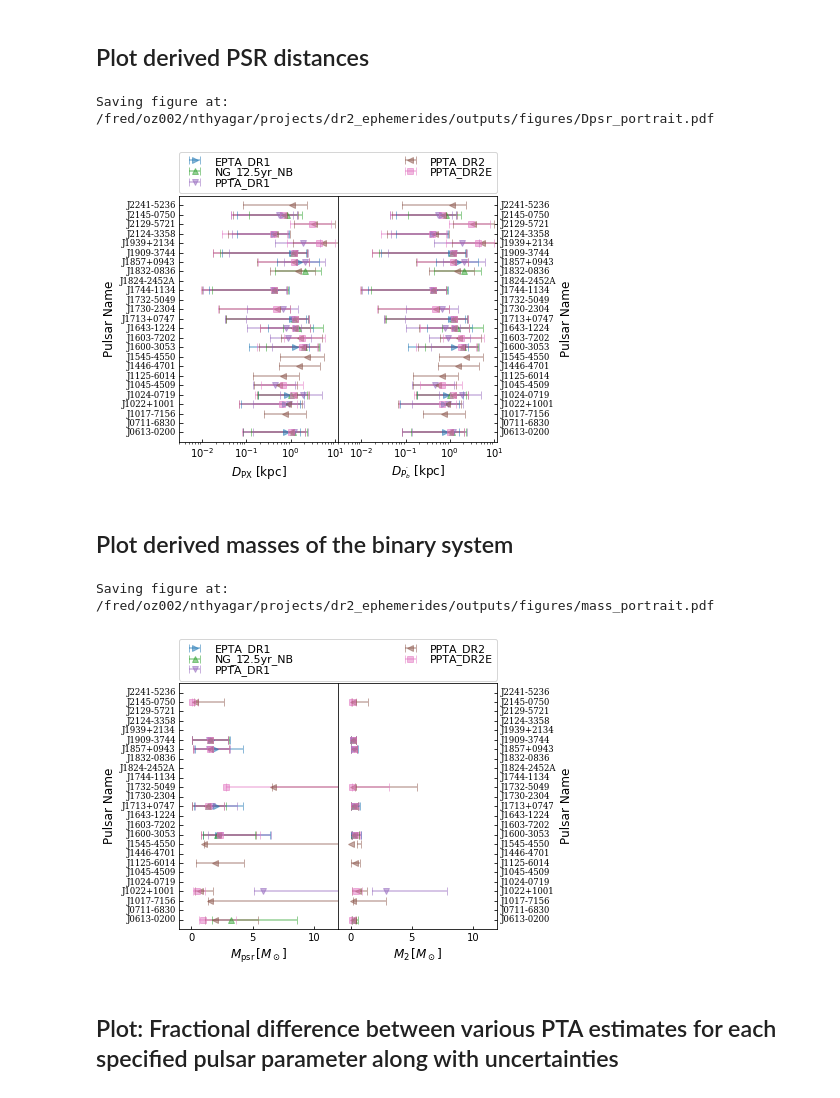
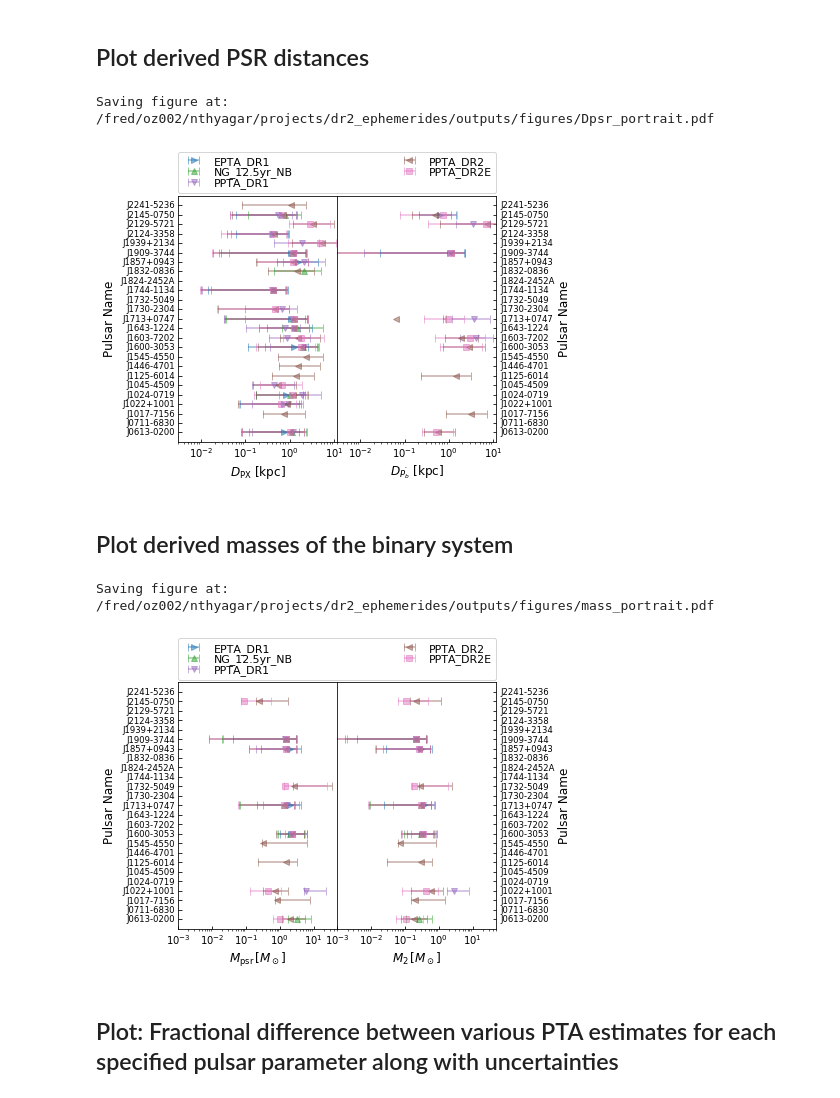
Before and after one commit to danielreardon/ppta_dr2_ephemerides, a Jupyter notebook: parameterComparisonScripts/compare_PSR_parms.ipynb, the cells around one changed output. Cells and saved outputs as stored; diff of their text form; code cells hidden in the pictures.

```diff
--- a/parameterComparisonScripts/compare_PSR_parms.ipynb
+++ b/parameterComparisonScripts/compare_PSR_parms.ipynb
@@ -15,6 +15,11 @@ import derive_PSRparms
 sys.path.append('../tableScripts')
 import readParFile
 
+PLT.rcParams["text.usetex"] = False
+# from matplotlib import rc
+# rc('text', usetex=True)
+# rc('text.latex',unicode=True)
+
 font = {'family' : 'serif',
         'weight' : 'medium',
         'size'   : 12}
@@ -472,7 +469,7 @@ fig, axs = PLT.subplots(nrows=1, ncols=2, squeeze=True, sharey=True, figsize=(6.
 
 for ptai in ind_ptas_to_plot:
     axs[0].errorbar(pta_psr_derived_parm_vals['Dpsr_PX'][ref_pta_psrs_ind,ptai,0], NP.arange(len(ref_pta_psrs_ind)), xerr=pta_psr_derived_parm_vals['Dpsr_PX'][ref_pta_psrs_ind,ptai,1:].T, ls='none', marker=ptasymbols[ptai], color=ptacolors[ptai], ecolor=ptacolors[ptai], capsize=4, alpha=0.5, label='{0}'.format(ptas[ptai]))
-    axs[1].errorbar(pta_psr_derived_parm_vals['Dpsr_PX'][ref_pta_psrs_ind,ptai,0], NP.arange(len(ref_pta_psrs_ind)), xerr=pta_psr_derived_parm_vals['Dpsr_PX'][ref_pta_psrs_ind,ptai,1:].T, ls='none', marker=ptasymbols[ptai], color=ptacolors[ptai], ecolor=ptacolors[ptai], capsize=4, alpha=0.5, label='{0}'.format(ptas[ptai]))
+    axs[1].errorbar(pta_psr_derived_parm_vals['Dpsr_Pbdot'][ref_pta_psrs_ind,ptai,0], NP.arange(len(ref_pta_psrs_ind)), xerr=pta_psr_derived_parm_vals['Dpsr_Pbdot'][ref_pta_psrs_ind,ptai,1:].T, ls='none', marker=ptasymbols[ptai], color=ptacolors[ptai], ecolor=ptacolors[ptai], capsize=4, alpha=0.5, label='{0}'.format(ptas[ptai]))
 
 axs[1].legend(bbox_to_anchor=(-1., 1.01, 2., .05), loc='lower left', ncol=2, mode='expand', borderaxespad=0., shadow=False, fontsize=11, labelspacing=0, columnspacing=0)
 axs[0].set_ylim(-1,len(ref_pta_psrs_ind))
@@ -500,7 +497,7 @@ PLT.savefig(figdir + 'Dpsr_portrait.pdf', bbox_inches=0)
 print('Saving figure at: ' + figdir + 'Dpsr_portrait.pdf')
 # %% [output]
 Saving figure at: /fred/oz002/nthyagar/projects/dr2_ephemerides/outputs/figures/Dpsr_portrait.pdf
-[figure, old version]
+[figure, new version]
 # %% [markdown]
 ## Plot derived masses of the binary system
 # %%
@@ -510,37 +507,39 @@ ind_ptas_to_plot = [ptas.tolist().index(pta_to_plot) for pta_to_plot in ptas_to_
 ptasymbols = ['>', 'd', '^', '*', 'v', '<', 's']
 ptacolors = ['C0', 'C1', 'C2', 'C3', 'C4', 'C5', 'C6']
 
 fig, axs = PLT.subplots(nrows=1, ncols=2, squeeze=True, sharey=True, figsize=(6.5,4.5))
 
 for ptai in ind_ptas_to_plot:
     axs[0].errorbar(pta_psr_derived_parm_vals['psr_mass_parms']['Mpsr'][ref_pta_psrs_ind,ptai,0], NP.arange(len(ref_pta_psrs_ind)), xerr=pta_psr_derived_parm_vals['psr_mass_parms']['Mpsr'][ref_pta_psrs_ind,ptai,1:].T, ls='none', marker=ptasymbols[ptai], color=ptacolors[ptai], ecolor=ptacolors[ptai], capsize=4, alpha=0.5, label='{0}'.format(ptas[ptai]))
     axs[1].errorbar(pta_psr_derived_parm_vals['psr_mass_parms']['M2'][ref_pta_psrs_ind,ptai,0], NP.arange(len(ref_pta_psrs_ind)), xerr=pta_psr_derived_parm_vals['psr_mass_parms']['M2'][ref_pta_psrs_ind,ptai,1:].T, ls='none', marker=ptasymbols[ptai], color=ptacolors[ptai], ecolor=ptacolors[ptai], capsize=4, alpha=0.5, label='{0}'.format(ptas[ptai]))
 
 axs[1].legend(bbox_to_anchor=(-1., 1.01, 2., .05), loc='lower left', ncol=2, mode='expand', borderaxespad=0., shadow=False, fontsize=11, labelspacing=0, columnspacing=0)
 axs[0].set_ylim(-1,len(ref_pta_psrs_ind))
 axs[1].set_ylim(-1,len(ref_pta_psrs_ind))
-axs[0].set_xlim(-1,12)
-axs[1].set_xlim(-1,12)
+axs[0].set_xlim(0.001,50)
+axs[1].set_xlim(0.001,50)
+axs[0].set_xscale('log')
+axs[1].set_xscale('log')
 axs[0].set_yticks(NP.arange(len(ref_pta_psrs_ind)))
 axs[0].set_yticklabels(ref_pta_psrs, fontdict={'fontsize': 8.5, 'ha': 'right', 'va': 'center', 'family': 'serif'})
 axs[0].tick_params(direction='in', labelleft=True)
 axs[0].set_ylabel('Pulsar Name', fontsize=12)
 axs[0].set_xlabel(r'$M_{\mathrm{psr}}\, [M_\odot]$', fontsize=12)
 axs[1].set_xlabel(r'$M_2\, [M_\odot]$', fontsize=12)
 axs[1].set_yticks(NP.arange(len(ref_pta_psrs_ind)))
 axs[1].set_yticklabels(ref_pta_psrs, fontdict={'fontsize': 8.5, 'ha': 'left', 'va': 'center', 'family': 'serif'})
 axs[1].yaxis.tick_right()
 axs[1].tick_params(direction='in', labelright=True)
 axs[1].yaxis.set_label_position('right')
 axs[1].set_ylabel('Pulsar Name', fontsize=12)
 fig.subplots_adjust(hspace=0, wspace=0)
 fig.subplots_adjust(left=0.16, right=0.84, bottom=0.1, top=0.86)
 
-PLT.savefig(figdir + 'mass_portrait.pdf', bbox_inches=0)
+# PLT.savefig(figdir + 'mass_portrait.pdf', bbox_inches=0)
 print('Saving figure at: ' + figdir + 'mass_portrait.pdf')
 # %% [output]
 Saving figure at: /fred/oz002/nthyagar/projects/dr2_ephemerides/outputs/figures/mass_portrait.pdf
-[figure, old version]
+[figure, new version]
 # %% [markdown]
 ## Plot: Fractional difference between various PTA estimates for each specified pulsar parameter along with uncertainties
 # %%
```
Also changed, not shown: parts of 3 cells of this notebook, 1 other file.
